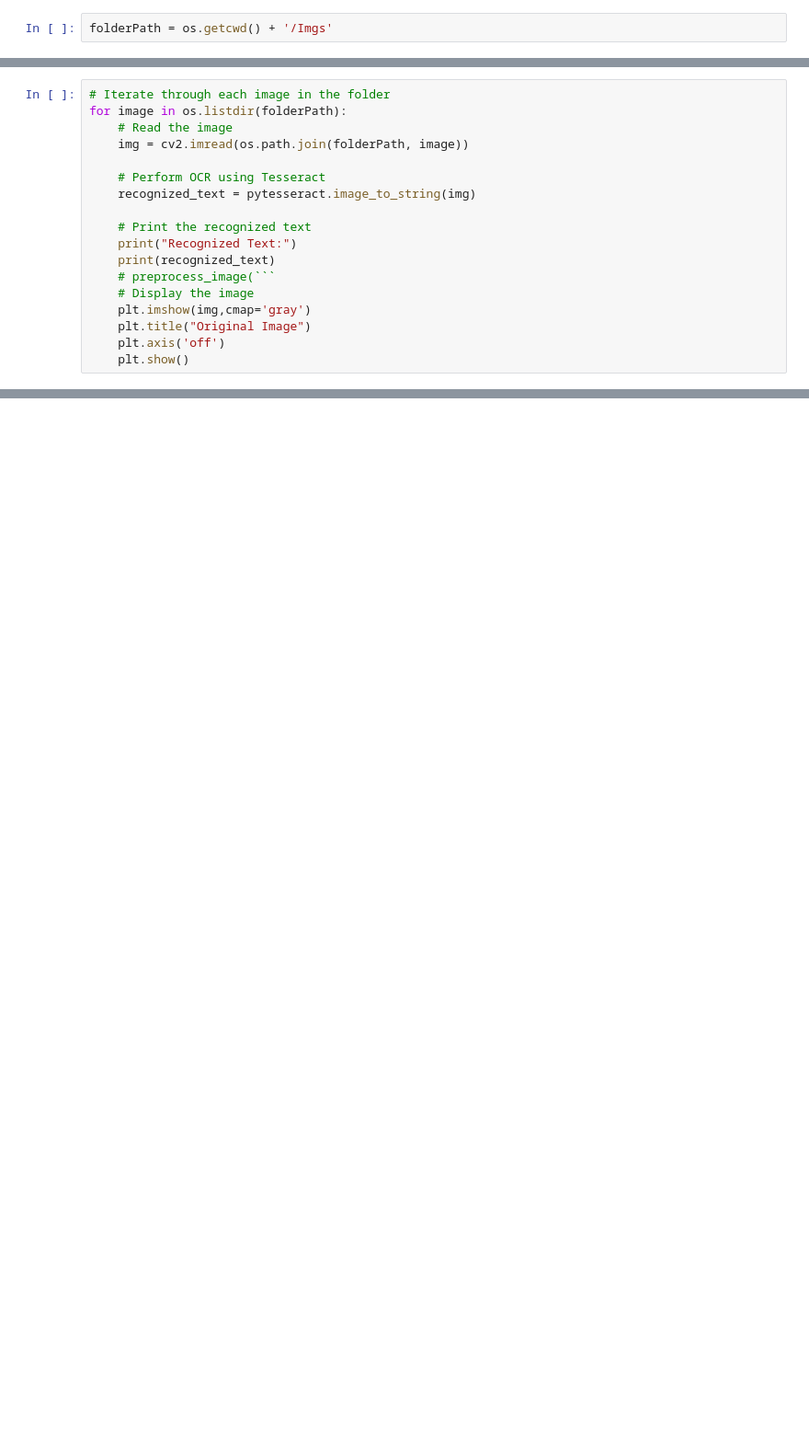
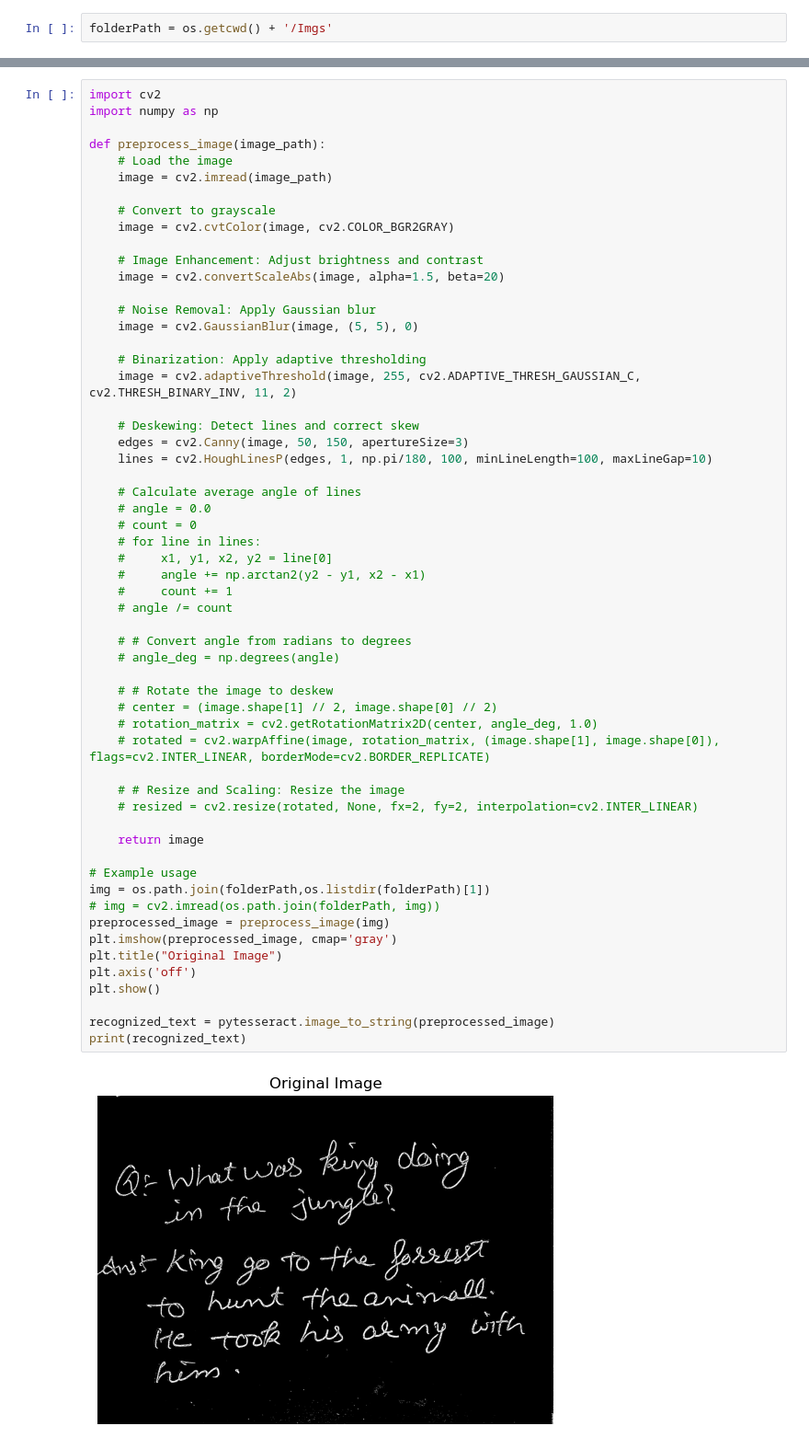
Before and after one commit to arrrrr3186/SpellError, a Jupyter notebook: ErrorFinder.ipynb, the cells around one changed output, grey strips where cells are left out. Shown at 92% size. Saved outputs shown, nothing was run; the diff lists cells and outputs as text; blank space fills up the shorter version.

````diff
--- a/ErrorFinder.ipynb
+++ b/ErrorFinder.ipynb
@@ -102,18 +234,0 @@ Recognized Text:
-# %%
-# Iterate through each image in the folder
-for image in os.listdir(folderPath):
-    # Read the image
-    img = cv2.imread(os.path.join(folderPath, image))
-
-    # Perform OCR using Tesseract
-    recognized_text = pytesseract.image_to_string(img)
-
-    # Print the recognized text
-    print("Recognized Text:")
-    print(recognized_text)
-    # preprocess_image(```
-    # Display the image
-    plt.imshow(img,cmap='gray')
-    plt.title("Original Image")
-    plt.axis('off')
-    plt.show()
@@ -161,0 +239,59 @@ PTR Dettes,
+# %%
+import cv2
+import numpy as np
+
+def preprocess_image(image_path):
+    # Load the image
+    image = cv2.imread(image_path)
+
+    # Convert to grayscale
+    image = cv2.cvtColor(image, cv2.COLOR_BGR2GRAY)
+
+    # Image Enhancement: Adjust brightness and contrast
+    image = cv2.convertScaleAbs(image, alpha=1.5, beta=20)
+
+    # Noise Removal: Apply Gaussian blur
+    image = cv2.GaussianBlur(image, (5, 5), 0)
+
+    # Binarization: Apply adaptive thresholding
+    image = cv2.adaptiveThreshold(image, 255, cv2.ADAPTIVE_THRESH_GAUSSIAN_C, cv2.THRESH_BINARY_INV, 11, 2)
+
+    # Deskewing: Detect lines and correct skew
+    edges = cv2.Canny(image, 50, 150, apertureSize=3)
+    lines = cv2.HoughLinesP(edges, 1, np.pi/180, 100, minLineLength=100, maxLineGap=10)
+
+    # Calculate average angle of lines
+    # angle = 0.0
+    # count = 0
+    # for line in lines:
+    #     x1, y1, x2, y2 = line[0]
+    #     angle += np.arctan2(y2 - y1, x2 - x1)
+    #     count += 1
+    # angle /= count
+
+    # # Convert angle from radians to degrees
+    # angle_deg = np.degrees(angle)
+
+    # # Rotate the image to deskew
+    # center = (image.shape[1] // 2, image.shape[0] // 2)
+    # rotation_matrix = cv2.getRotationMatrix2D(center, angle_deg, 1.0)
+    # rotated = cv2.warpAffine(image, rotation_matrix, (image.shape[1], image.shape[0]), flags=cv2.INTER_LINEAR, borderMode=cv2.BORDER_REPLICATE)
+
+    # # Resize and Scaling: Resize the image
+    # resized = cv2.resize(rotated, None, fx=2, fy=2, interpolation=cv2.INTER_LINEAR)
+
+    return image
+
+# Example usage
+img = os.path.join(folderPath,os.listdir(folderPath)[1])
+# img = cv2.imread(os.path.join(folderPath, img))
+preprocessed_image = preprocess_image(img)
+plt.imshow(preprocessed_image, cmap='gray')
+plt.title("Original Image")
+plt.axis('off')
+plt.show()
+
+recognized_text = pytesseract.image_to_string(preprocessed_image)
+print(recognized_text)
+# %% [output]
+[figure, added]
````
Also changed, not shown: parts of 28 cells of this notebook, 1 other file.
